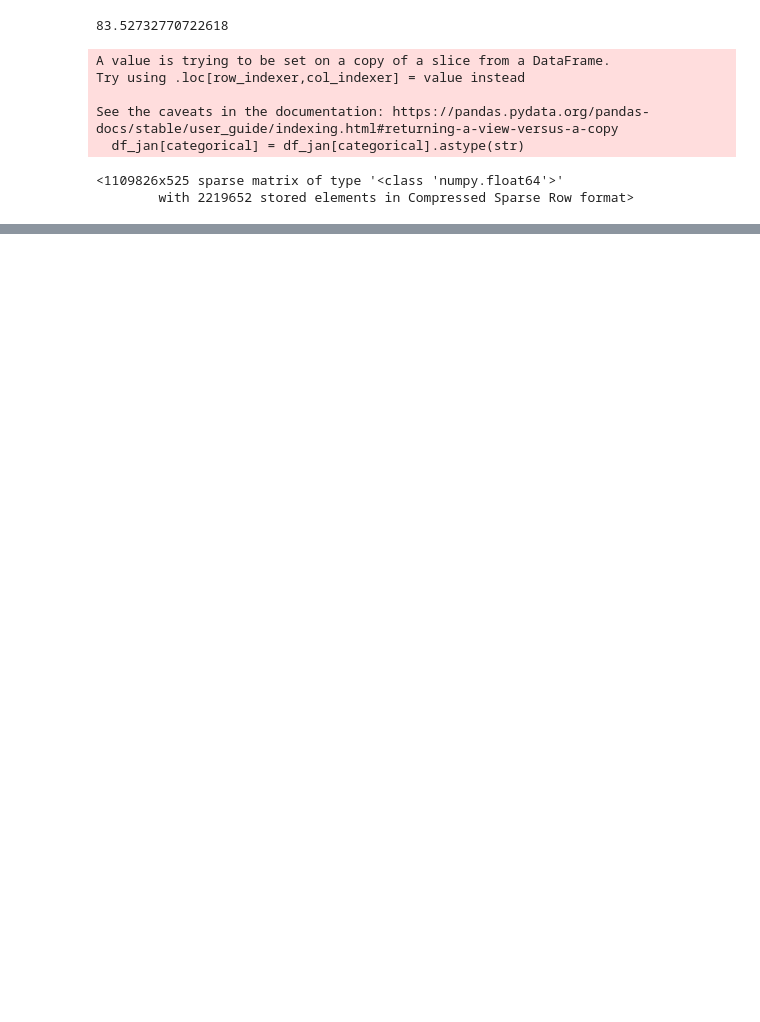
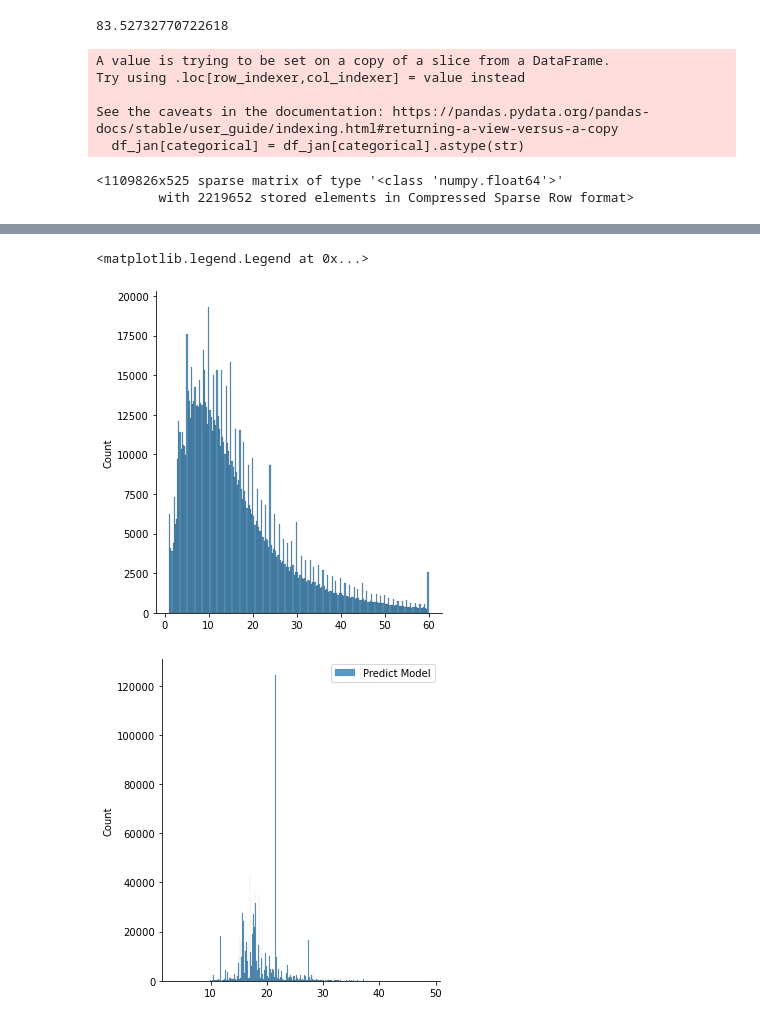
Before and after one commit to Dsposeidon/Mlops, a Jupyter notebook: zoomcamp_mlops_001/Model/Trip_model_ln.ipynb, the cells around one changed output, grey strips where cells are left out. Saved outputs shown, nothing was run; the diff lists cells and outputs as text; code cells hidden in the pictures; blank space fills up the shorter version.

```diff
--- a/zoomcamp_mlops_001/Model/Trip_model_ln.ipynb
+++ b/zoomcamp_mlops_001/Model/Trip_model_ln.ipynb
@@ -227,0 +228,8 @@ mean_squared_error(y_val, y_pred, squared=False)
+# %%
+sns.displot(y_train, label ="Current")
+sns.displot(y_pred, label ="Predict Model")
+plt.legend()
+# %% [output]
+<matplotlib.legend.Legend at 0x...>
+[figure, added]
+[figure, added]
```
Also changed, not shown: parts of 4 cells of this notebook.
